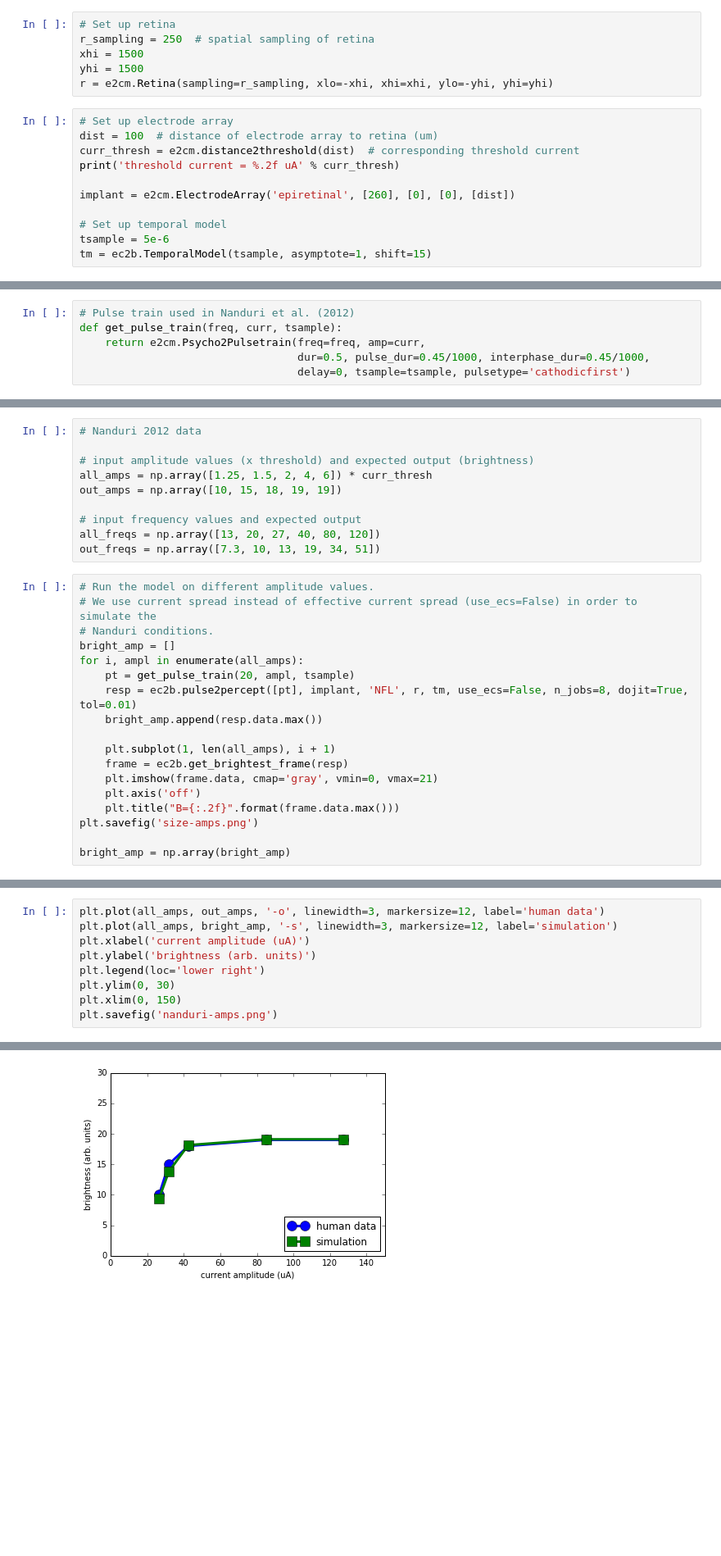
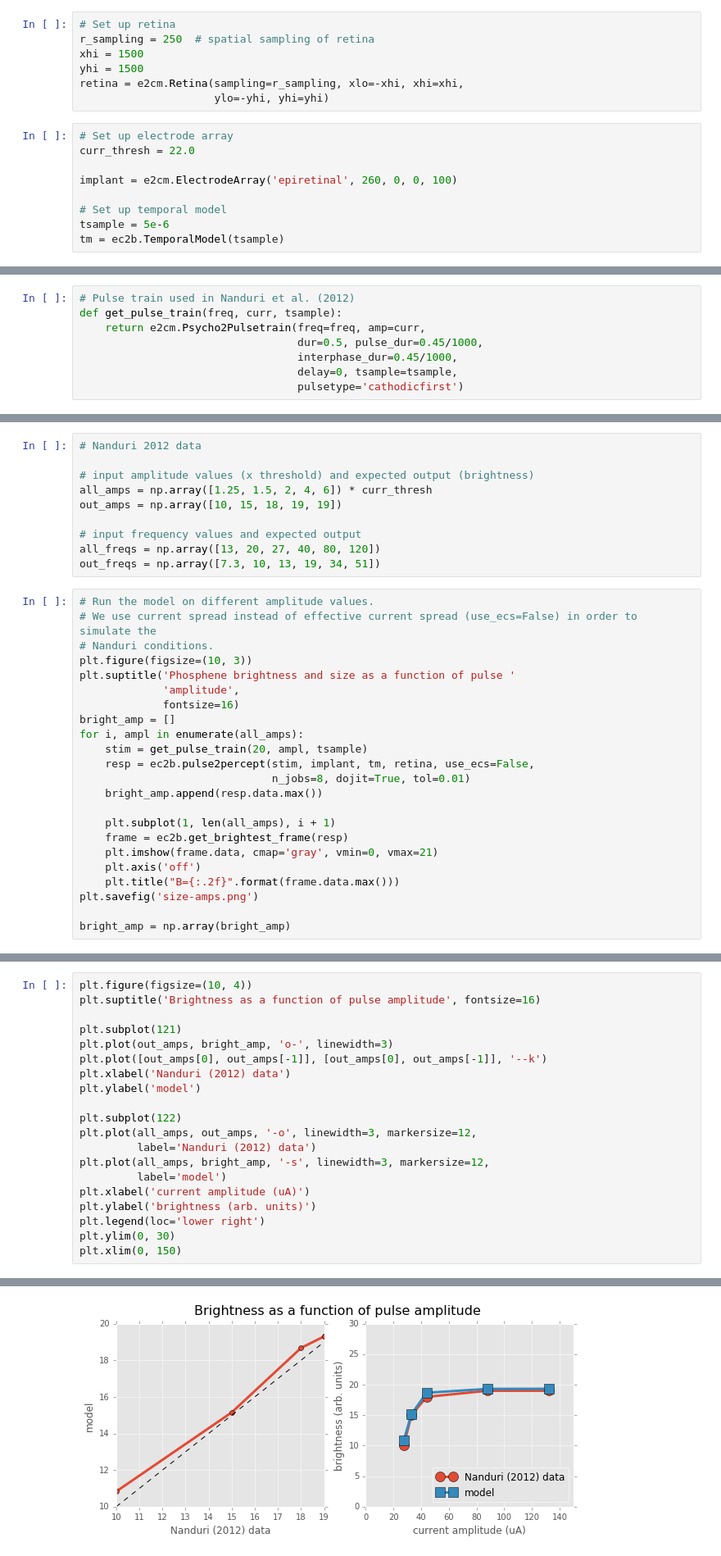
Before and after one commit to pulse2percept/pulse2percept, a Jupyter notebook: examples/notebooks/1.0-exp-nanduri2012.ipynb, the cells around one changed output, grey strips where cells are left out. Shown: that part at 82% size. Saved outputs shown, nothing was run; the diff lists cells and outputs as text; blank space fills up the shorter version.

```diff
--- a/examples/notebooks/1.0-exp-nanduri2012.ipynb
+++ b/examples/notebooks/1.0-exp-nanduri2012.ipynb
@@ -11,15 +12,14 @@ import matplotlib.pyplot as plt
 r_sampling = 250  # spatial sampling of retina
 xhi = 1500
 yhi = 1500
-r = e2cm.Retina(sampling=r_sampling, xlo=-xhi, xhi=xhi, ylo=-yhi, yhi=yhi)
+retina = e2cm.Retina(sampling=r_sampling, xlo=-xhi, xhi=xhi,
+                     ylo=-yhi, yhi=yhi)
 # %%
 # Set up electrode array
-dist = 100  # distance of electrode array to retina (um)
-curr_thresh = e2cm.distance2threshold(dist)  # corresponding threshold current
-print('threshold current = %.2f uA' % curr_thresh)
+curr_thresh = 22.0
 
-implant = e2cm.ElectrodeArray('epiretinal', [260], [0], [0], [dist])
+implant = e2cm.ElectrodeArray('epiretinal', 260, 0, 0, 100)
 
 # Set up temporal model
 tsample = 5e-6
-tm = ec2b.TemporalModel(tsample, asymptote=1, shift=15)
+tm = ec2b.TemporalModel(tsample)
@@ -29,7 +27,9 @@ threshold current = 21.24 uA
 # Pulse train used in Nanduri et al. (2012)
 def get_pulse_train(freq, curr, tsample):
     return e2cm.Psycho2Pulsetrain(freq=freq, amp=curr,
-                                  dur=0.5, pulse_dur=0.45/1000, interphase_dur=0.45/1000,
-                                  delay=0, tsample=tsample, pulsetype='cathodicfirst')
+                                  dur=0.5, pulse_dur=0.45/1000,
+                                  interphase_dur=0.45/1000,
+                                  delay=0, tsample=tsample,
+                                  pulsetype='cathodicfirst')
 # %%
 pulse_train = get_pulse_train(20, 1.25 * curr_thresh, tsample)
@@ -55,10 +65,15 @@ out_freqs = np.array([7.3, 10, 13, 19, 34, 51])
 # Run the model on different amplitude values.
 # We use current spread instead of effective current spread (use_ecs=False) in order to simulate the
 # Nanduri conditions.
+plt.figure(figsize=(10, 3))
+plt.suptitle('Phosphene brightness and size as a function of pulse '
+             'amplitude',
+             fontsize=16)
 bright_amp = []
 for i, ampl in enumerate(all_amps):
-    pt = get_pulse_train(20, ampl, tsample)
-    resp = ec2b.pulse2percept([pt], implant, 'NFL', r, tm, use_ecs=False, n_jobs=8, dojit=True, tol=0.01)
+    stim = get_pulse_train(20, ampl, tsample)
+    resp = ec2b.pulse2percept(stim, implant, tm, retina, use_ecs=False,
+                              n_jobs=8, dojit=True, tol=0.01)
     bright_amp.append(resp.data.max())
 
     plt.subplot(1, len(all_amps), i + 1)
@@ -100,10 +123,21 @@ plt.ylabel('Nanduri model')
 # %%
-plt.plot(all_amps, out_amps, '-o', linewidth=3, markersize=12, label='human data')
-plt.plot(all_amps, bright_amp, '-s', linewidth=3, markersize=12, label='simulation')
+plt.figure(figsize=(10, 4))
+plt.suptitle('Brightness as a function of pulse amplitude', fontsize=16)
+
+plt.subplot(121)
+plt.plot(out_amps, bright_amp, 'o-', linewidth=3)
+plt.plot([out_amps[0], out_amps[-1]], [out_amps[0], out_amps[-1]], '--k')
+plt.xlabel('Nanduri (2012) data')
+plt.ylabel('model')
+
+plt.subplot(122)
+plt.plot(all_amps, out_amps, '-o', linewidth=3, markersize=12,
+         label='Nanduri (2012) data')
+plt.plot(all_amps, bright_amp, '-s', linewidth=3, markersize=12,
+         label='model')
 plt.xlabel('current amplitude (uA)')
 plt.ylabel('brightness (arb. units)')
 plt.legend(loc='lower right')
 plt.ylim(0, 30)
 plt.xlim(0, 150)
-plt.savefig('nanduri-amps.png')
 # %% [output]
@@ -110 +145 @@ plt.savefig('nanduri-amps.png')
-[figure, old version]
+[figure, new version]
```
Also changed, not shown: parts of 9 cells of this notebook, 15 other files.
